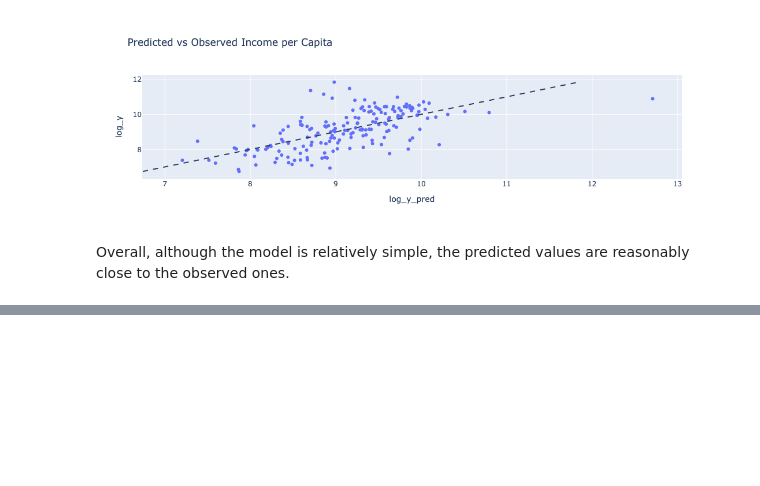
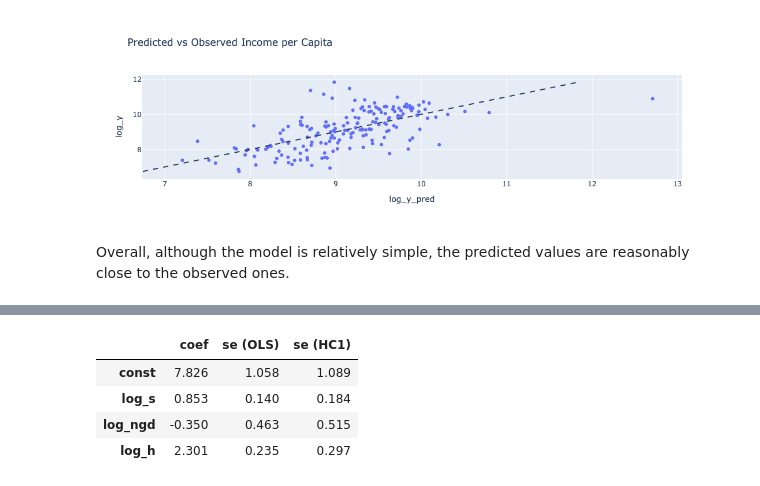
Before and after one commit to davispeckr/solow-growth-model, a Jupyter notebook: Solow.ipynb, the cells around one changed output, grey strips where cells are left out. Saved outputs shown, nothing was run; the diff lists cells and outputs as text; code cells hidden in the pictures; blank space fills up the shorter version.

```diff
--- a/Solow.ipynb
+++ b/Solow.ipynb
@@ -383,0 +501,10 @@ Overall, although the model is relatively simple, the predicted values are reaso
+# %%
+aug_nonoil = models[("Without oil exporters", "Augmented")][0]
+robust = sm.OLS(df_aug_nonoil["log_y"], sm.add_constant(df_aug_nonoil[["log_s", "log_ngd", "log_h"]])).fit(cov_type="HC1")
+pd.DataFrame({"coef": aug_nonoil.params, "se (OLS)": aug_nonoil.bse, "se (HC1)": robust.bse}).round(3)
+# %% [output]
+|  | coef | se (OLS) | se (HC1) |
+| const | 7.826 | 1.058 | 1.089 |
+| log_s | 0.853 | 0.140 | 0.184 |
+| log_ngd | -0.350 | 0.463 | 0.515 |
+| log_h | 2.301 | 0.235 | 0.297 |
```
Also changed, not shown: parts of 12 cells of this notebook, 2 other files.
